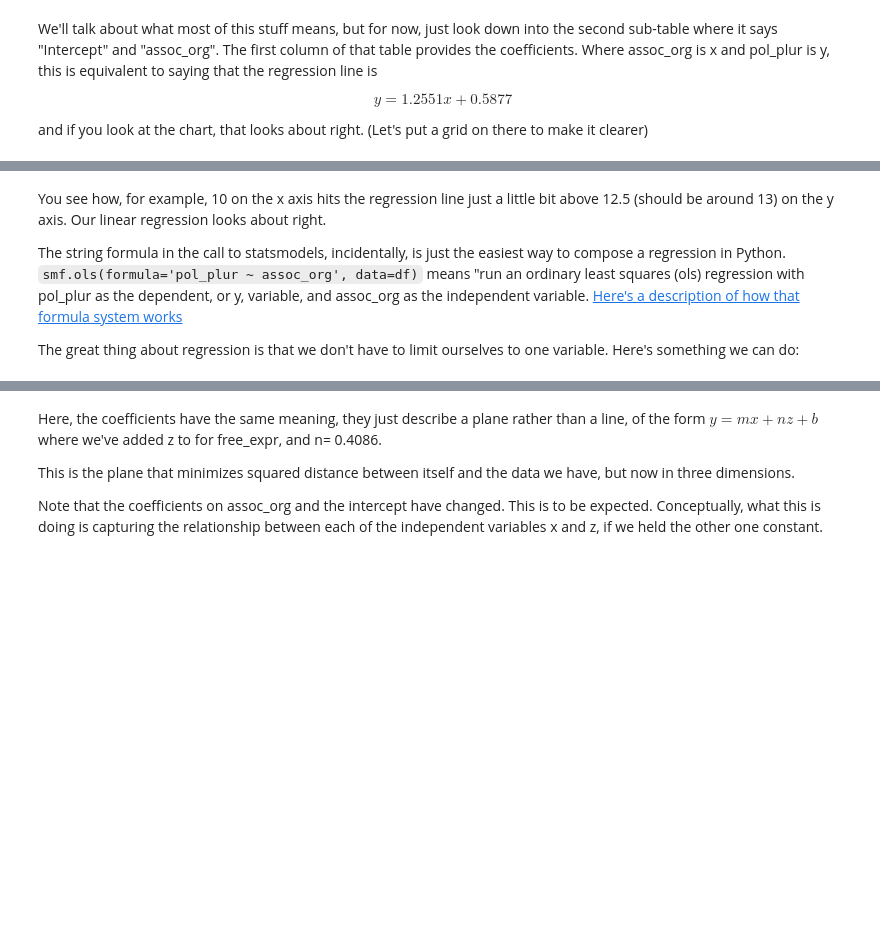
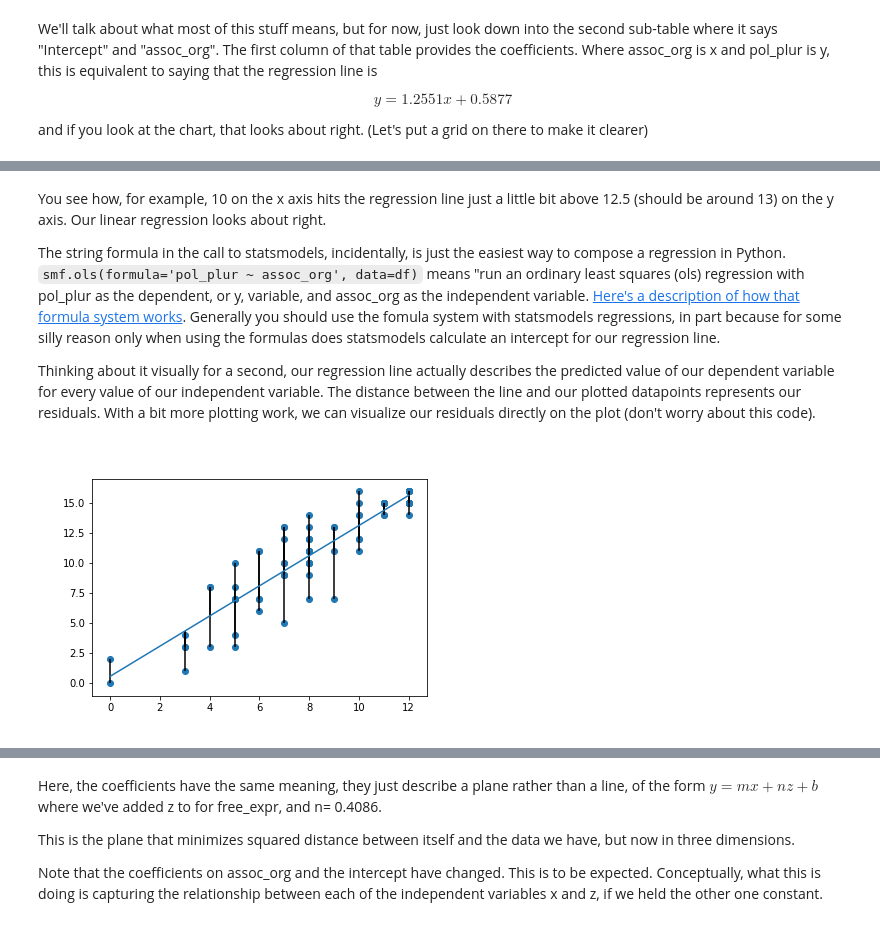
Before and after one commit to paultopia/library_gobbledygook, a Jupyter notebook: lesson_notebooks/regressions.ipynb, the cells around one changed output, grey strips where cells are left out. Saved outputs shown, nothing was run; the diff lists cells and outputs as text; code cells hidden in the pictures; blank space fills up the shorter version.

Commit message:
more work on regressions

```diff
--- a/lesson_notebooks/regressions.ipynb
+++ b/lesson_notebooks/regressions.ipynb
@@ -51,9 +58,7 @@ We can see that our line carves right down the middle of our data.
 
 We can also get the equation for the line in the form of a regression model.
 # %%
-import statsmodels.formula.api as smf
-
-mod = smf.ols(formula='pol_plur ~ assoc_org', data=df)
+mod = sm.ols(formula='pol_plur ~ assoc_org', data=df)
 
 res = mod.fit()
 
@@ -90,6 +95,20 @@ with sns.axes_style("darkgrid"):
 # %% [markdown]
 You see how, for example, 10 on the x axis hits the regression line just a little bit above 12.5 (should be around 13) on the y axis.  Our linear regression looks about right.
 
-The string formula in the call to statsmodels, incidentally, is just the easiest way to compose a regression in Python. `smf.ols(formula='pol_plur ~ assoc_org', data=df)` means "run an ordinary least squares (ols) regression with pol_plur as the dependent, or y, variable, and assoc_org as the independent variable.  [Here's a description of how that formula system works](https://www.statsmodels.org/dev/example_formulas.html)
+The string formula in the call to statsmodels, incidentally, is just the easiest way to compose a regression in Python. `smf.ols(formula='pol_plur ~ assoc_org', data=df)` means "run an ordinary least squares (ols) regression with pol_plur as the dependent, or y, variable, and assoc_org as the independent variable.  [Here's a description of how that formula system works](https://www.statsmodels.org/dev/example_formulas.html).  Generally you should use the fomula system with statsmodels regressions, in part because for some silly reason only when using the formulas does statsmodels calculate an intercept for our regression line.
 
-The great thing about regression is that we don't have to limit ourselves to one variable.  Here's something we can do:
+Thinking about it visually for a second, our regression line actually describes the predicted value of our dependent variable for every value of our independent variable.  The distance between the line and our plotted datapoints represents our residuals.  With a bit more plotting work, we can visualize our residuals directly on the plot (don't worry about this code).
+# %%
+def plot_with_residuals(x, y, fitted_model):
+    preds = fitted_model.predict()
+    fig, ax = plt.subplots()
+    x_sorted = np.sort(x)
+    y_sorted = y[np.argsort(x)]
+    preds_sorted = preds[np.argsort(x)]
+    ax.plot(x_sorted,preds_sorted)
+    ax.scatter(x_sorted,y_sorted)
+    ax.vlines(x_sorted,y_sorted,preds_sorted)
+
+plot_with_residuals(df["assoc_org"], df["pol_plur"], res)
+# %% [output]
+[figure, added]
```
Also changed, not shown: parts of 16 cells of this notebook, 3 other files.
